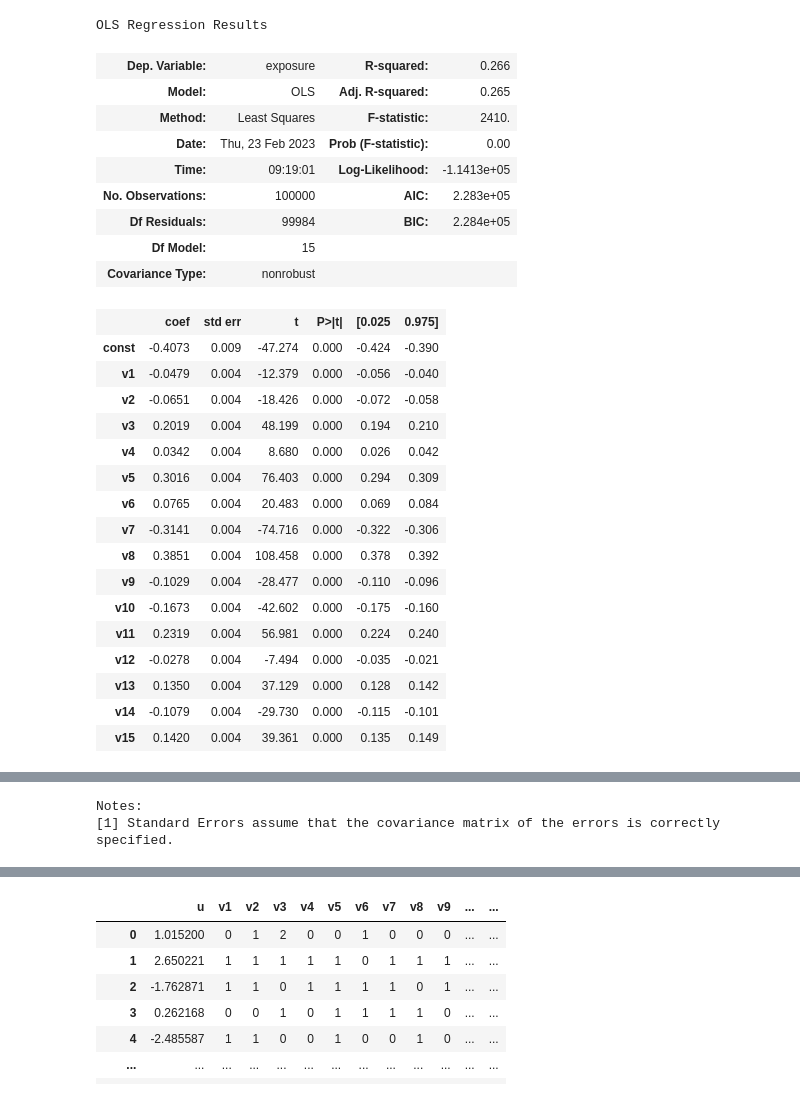
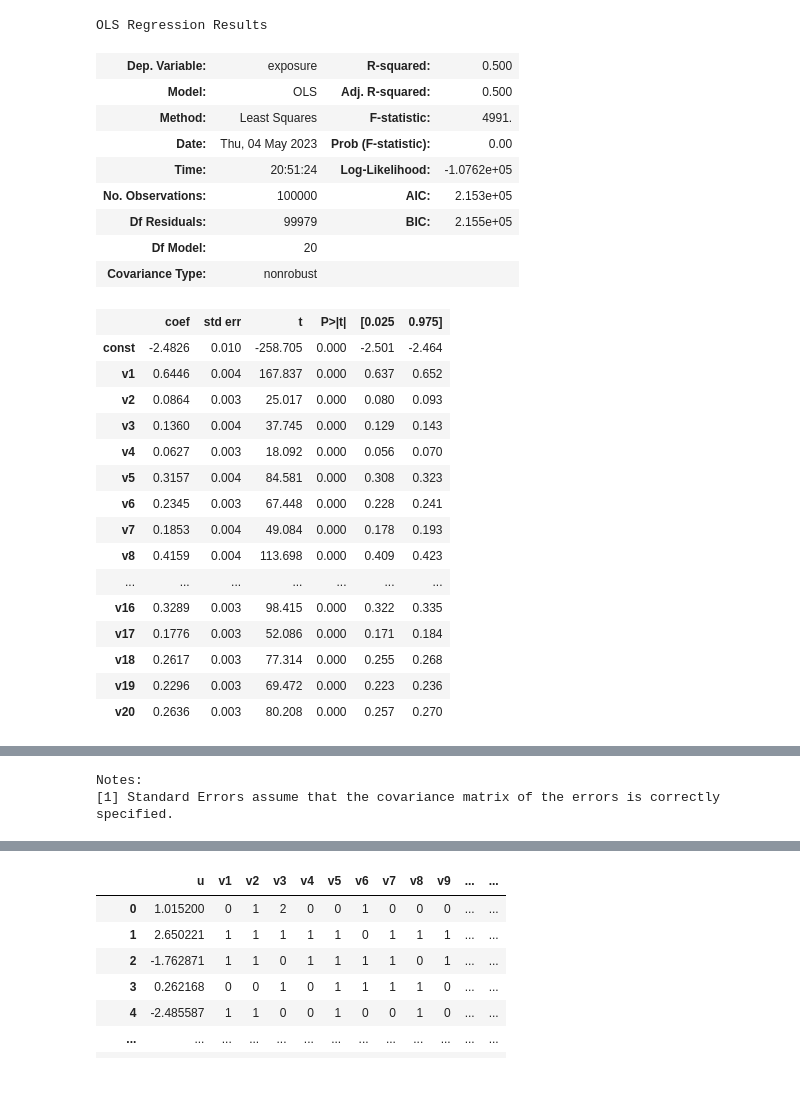
Before and after one commit to pgx-ml-lab/ml-mr, a Jupyter notebook: examples/basic_simulation_model.ipynb, the cells around one changed output, grey strips where cells are left out. Drawn from its saved outputs; the diff is of its cells as text; code cells hidden in the pictures.

```diff
--- a/examples/basic_simulation_model.ipynb
+++ b/examples/basic_simulation_model.ipynb
@@ -59,14 +59,22 @@ sim.add_variables(variants)
 # We simulate variant effects.
 # Note that these effects will yield the desired heritability
 # only if var(g) = 1 (i.e. if the variants have been scaled).
-sim.add_sim_parameter(
-    mr_sim.Normal(
-        "gx_effects",
-        mu=0,
-        sigma=np.sqrt(sim.parameters["h2"] / sim.parameters["n_variants"]),
-        size=sim.parameters["n_variants"]
-    )
-)
+# sim.add_sim_parameter(
+#     mr_sim.Normal(
+#         "gx_effects",
+#         mu=0,
+#         sigma=np.sqrt(sim.parameters["h2"] / sim.parameters["n_variants"]),
+#         size=sim.parameters["n_variants"]
+#     )
+# )
+@mr_sim.variable
+def gx_effects(sim):
+    import torch
+    d = np.random.dirichlet(np.ones(sim.parameters["n_variants"]))
+    return np.sqrt(d * sim.parameters["h2"])
+
+sim.add_sim_parameter(gx_effects)
+
 
 # We now have everything to simulate the exposure.
 @mr_sim.variable
@@ -81,7 +89,7 @@ def exposure(sim):
 
         x += effect * scaled_variant
 
-    print("Var_G = {}".format(np.var(x)))
+    print("Var_G(X) = {}".format(np.var(x)))
 
     # Add effect of counfounder.
     x += sim.parameters["ux_effect"] * sim.get_variable_data("u")
@@ -92,6 +100,8 @@ def exposure(sim):
         scale=np.sqrt(sim.parameters["x_e_variance"]),
         size=sim.n
     )
+
+    print("Var(X) = {}".format(np.var(x)))
 
     return x
 
@@ -149,37 +157,36 @@ sim._data
 # %%
 # Check how close we are to the desired heritability.
 res = sm.OLS(
     sim.get_variable_data("exposure"),
     sm.add_constant(  # Adds intercept
-        sim._data[[f"v{i+1}" for i in range(15)]]
+        sim._data[[f"v{i+1}" for i in range(20)]]
     )
 ).fit()
 res.summary()
 # %% [output]
 OLS Regression Results
-| Dep. Variable: | exposure | R-squared: | 0.266 |
-| Model: | OLS | Adj. R-squared: | 0.265 |
-| Method: | Least Squares | F-statistic: | 2410. |
-| Date: | Thu, 23 Feb 2023 | Prob (F-statistic): | 0.00 |
-| Time: | 09:19:01 | Log-Likelihood: | -1.1413e+05 |
-| No. Observations: | 100000 | AIC: | 2.283e+05 |
-| Df Residuals: | 99984 | BIC: | 2.284e+05 |
-| Df Model: | 15 |  |  |
+| Dep. Variable: | exposure | R-squared: | 0.500 |
+| Model: | OLS | Adj. R-squared: | 0.500 |
+| Method: | Least Squares | F-statistic: | 4991. |
+| Date: | Thu, 04 May 2023 | Prob (F-statistic): | 0.00 |
+| Time: | 20:51:24 | Log-Likelihood: | -1.0762e+05 |
+| No. Observations: | 100000 | AIC: | 2.153e+05 |
+| Df Residuals: | 99979 | BIC: | 2.155e+05 |
+| Df Model: | 20 |  |  |
 | Covariance Type: | nonrobust |  |  |
 |  | coef | std err | t | P>|t| | [0.025 | 0.975] |
-| const | -0.4073 | 0.009 | -47.274 | 0.000 | -0.424 | -0.390 |
-| v1 | -0.0479 | 0.004 | -12.379 | 0.000 | -0.056 | -0.040 |
-| v2 | -0.0651 | 0.004 | -18.426 | 0.000 | -0.072 | -0.058 |
-| v3 | 0.2019 | 0.004 | 48.199 | 0.000 | 0.194 | 0.210 |
-| v4 | 0.0342 | 0.004 | 8.680 | 0.000 | 0.026 | 0.042 |
-| v5 | 0.3016 | 0.004 | 76.403 | 0.000 | 0.294 | 0.309 |
-| v6 | 0.0765 | 0.004 | 20.483 | 0.000 | 0.069 | 0.084 |
-| v7 | -0.3141 | 0.004 | -74.716 | 0.000 | -0.322 | -0.306 |
-| v8 | 0.3851 | 0.004 | 108.458 | 0.000 | 0.378 | 0.392 |
-| v9 | -0.1029 | 0.004 | -28.477 | 0.000 | -0.110 | -0.096 |
-| v10 | -0.1673 | 0.004 | -42.602 | 0.000 | -0.175 | -0.160 |
-| v11 | 0.2319 | 0.004 | 56.981 | 0.000 | 0.224 | 0.240 |
-| v12 | -0.0278 | 0.004 | -7.494 | 0.000 | -0.035 | -0.021 |
-| v13 | 0.1350 | 0.004 | 37.129 | 0.000 | 0.128 | 0.142 |
-| v14 | -0.1079 | 0.004 | -29.730 | 0.000 | -0.115 | -0.101 |
-| v15 | 0.1420 | 0.004 | 39.361 | 0.000 | 0.135 | 0.149 |
+| const | -2.4826 | 0.010 | -258.705 | 0.000 | -2.501 | -2.464 |
+| v1 | 0.6446 | 0.004 | 167.837 | 0.000 | 0.637 | 0.652 |
+| v2 | 0.0864 | 0.003 | 25.017 | 0.000 | 0.080 | 0.093 |
+| v3 | 0.1360 | 0.004 | 37.745 | 0.000 | 0.129 | 0.143 |
+| v4 | 0.0627 | 0.003 | 18.092 | 0.000 | 0.056 | 0.070 |
+| v5 | 0.3157 | 0.004 | 84.581 | 0.000 | 0.308 | 0.323 |
+| v6 | 0.2345 | 0.003 | 67.448 | 0.000 | 0.228 | 0.241 |
+| v7 | 0.1853 | 0.004 | 49.084 | 0.000 | 0.178 | 0.193 |
+| v8 | 0.4159 | 0.004 | 113.698 | 0.000 | 0.409 | 0.423 |
+| ... | ... | ... | ... | ... | ... | ... |
+| v16 | 0.3289 | 0.003 | 98.415 | 0.000 | 0.322 | 0.335 |
+| v17 | 0.1776 | 0.003 | 52.086 | 0.000 | 0.171 | 0.184 |
+| v18 | 0.2617 | 0.003 | 77.314 | 0.000 | 0.255 | 0.268 |
+| v19 | 0.2296 | 0.003 | 69.472 | 0.000 | 0.223 | 0.236 |
+| v20 | 0.2636 | 0.003 | 80.208 | 0.000 | 0.257 | 0.270 |
```
Also changed, not shown: parts of 5 cells of this notebook, 3 other files.
